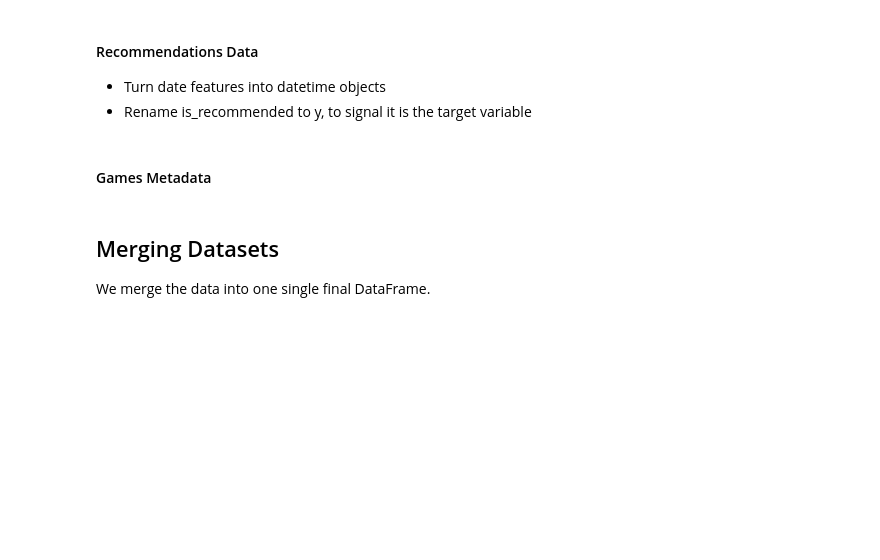
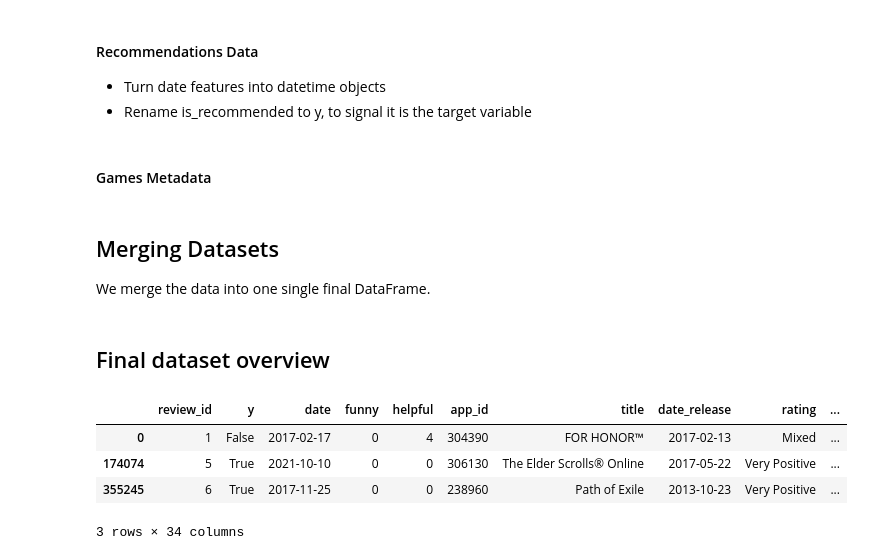
Before and after one commit to JohannesRahn/MachineLearningGroupProject, a Jupyter notebook: a_csv_creation.ipynb, the cells around one changed output. Cells and saved outputs as stored; diff of their text form; code cells hidden in the pictures; blank space fills up the shorter version.

```diff
--- a/a_csv_creation.ipynb
+++ b/a_csv_creation.ipynb
@@ -258,3 +278,5 @@ recs_df = df_recommendations.merge(games_df, how = "inner", on = "app_id")
 
 # Merge all information on users into a final DataFrame
 final_df = recs_df.merge(df_users, how="inner", on = "user_id")
+# %% [markdown]
+## Final dataset overview
@@ -260,0 +296,9 @@ final_df = recs_df.merge(df_users, how="inner", on = "user_id")
+# %%
+# Display the final dataset
+final_df.head(3)
+# %% [output]
+|  | review_id | y | date | funny | helpful | app_id | title | date_release | rating | ... |
+| 0 | 1 | False | 2017-02-17 | 0 | 4 | 304390 | FOR HONOR™ | 2017-02-13 | Mixed | ... |
+| 174074 | 5 | True | 2021-10-10 | 0 | 0 | 306130 | The Elder Scrolls® Online | 2017-05-22 | Very Positive | ... |
+| 355245 | 6 | True | 2017-11-25 | 0 | 0 | 238960 | Path of Exile | 2013-10-23 | Very Positive | ... |
+3 rows × 34 columns
```
Also changed, not shown: parts of 9 cells of this notebook, 1 other file.
